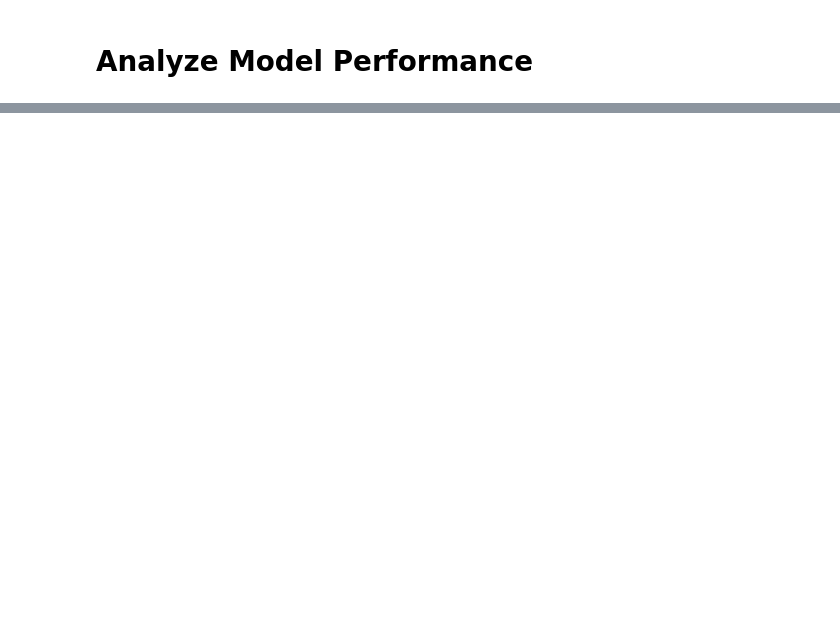
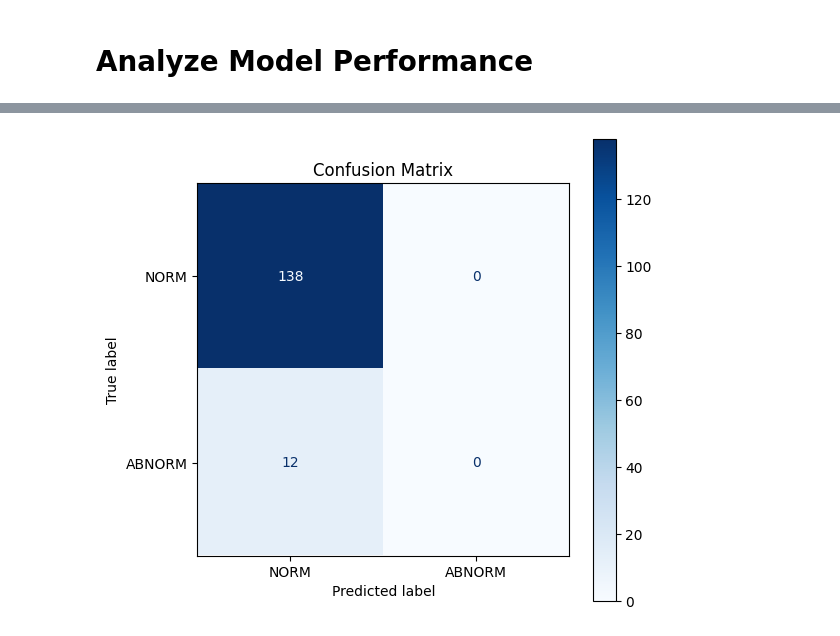
Before and after one commit to sammyWanjohi/mammo_assist, a Jupyter notebook: INBreast-DenseNET201.ipynb, the cells around one changed output, grey strips where cells are left out. Cells and saved outputs as stored; diff of their text form; code cells hidden in the pictures; blank space fills up the shorter version.

```diff
--- a/INBreast-DenseNET201.ipynb
+++ b/INBreast-DenseNET201.ipynb
@@ -318,0 +317,32 @@ np.std(accs_freeze)
+# %%
+# plot patches of mammograms along the model's confidence score
+import numpy as np
+import matplotlib.pyplot as plt
+import seaborn as sns
+from sklearn.metrics import confusion_matrix, ConfusionMatrixDisplay
+
+def plot_confusion_matrix(model, dataset, class_names=['NORM', 'ABNORM']):
+    y_true = []
+    y_pred = []
+
+    # Collect predictions
+    for images, labels in dataset:
+        preds = model.predict(images)
+        preds = (preds > 0.5).astype(int).flatten()
+
+        y_true.extend(labels.numpy())
+        y_pred.extend(preds)
+
+    # Build confusion matrix
+    cm = confusion_matrix(y_true, y_pred)
+    disp = ConfusionMatrixDisplay(confusion_matrix=cm, display_labels=class_names)
+
+    # Plot
+    fig, ax = plt.subplots(figsize=(6, 6))
+    disp.plot(cmap="Blues", ax=ax, values_format='d')
+    plt.title("Confusion Matrix")
+    plt.show()
+
+# Example usage
+plot_confusion_matrix(model, validation_dataset)
+# %% [output]
@@ -318,0 +368 @@ np.std(accs_freeze)
+[figure, added]
```
Also changed, not shown: parts of 10 cells of this notebook.
